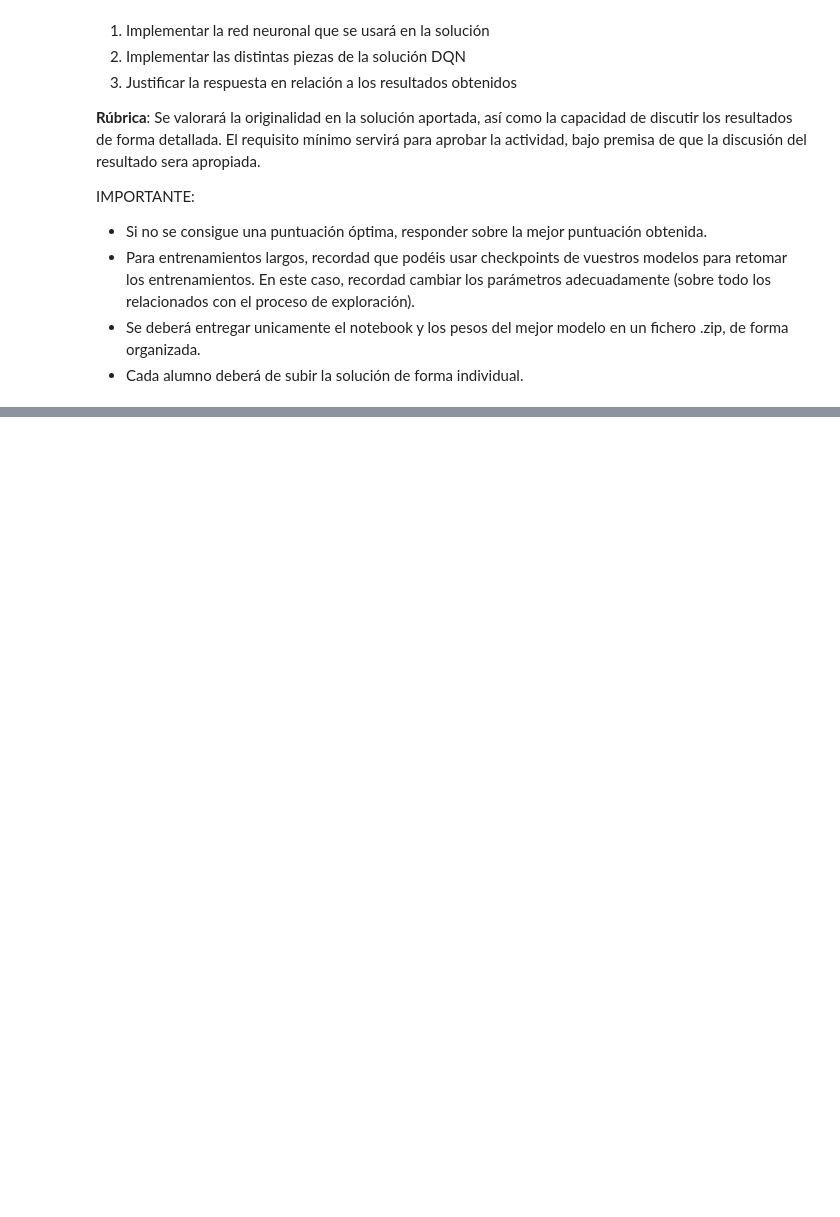
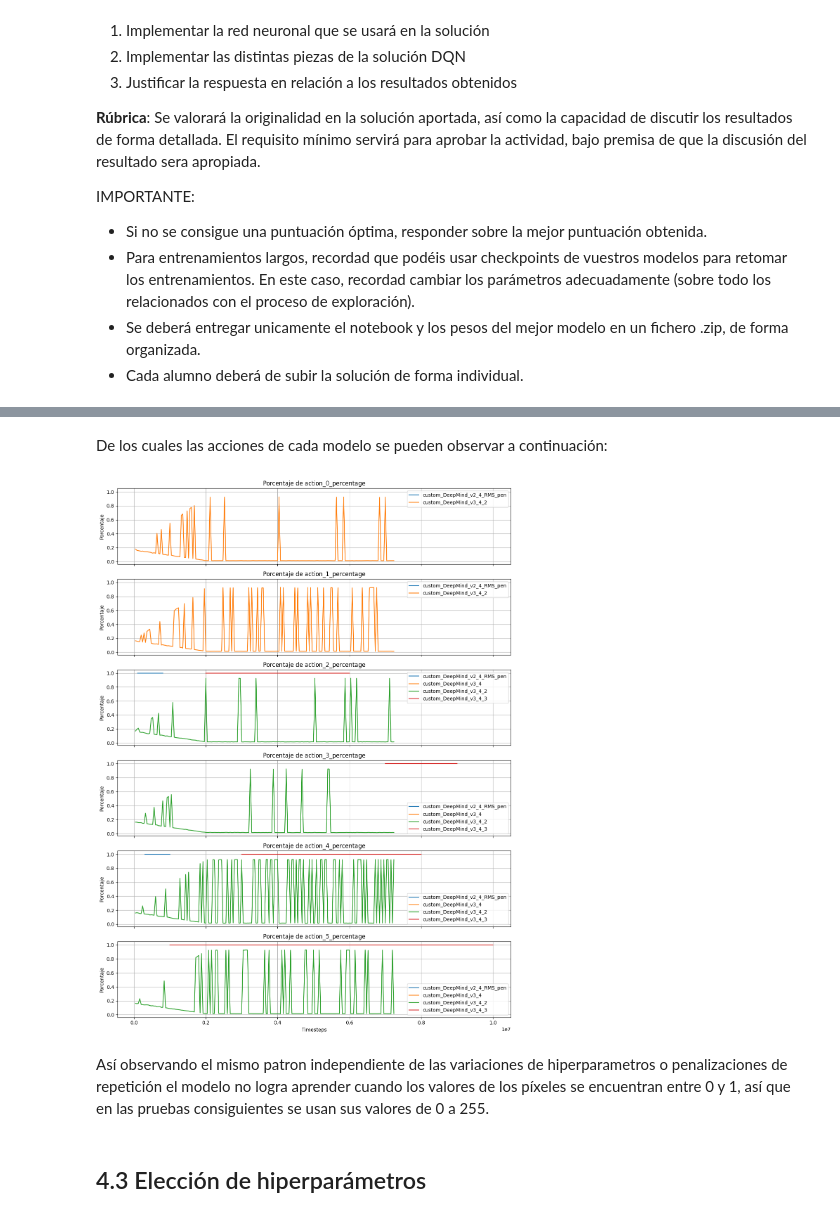
Before and after one commit to Astolfo2332/space_inv_agent, a Jupyter notebook: proyecto_practico.ipynb, the cells around one changed output, grey strips where cells are left out. Cells and saved outputs as stored; diff of their text form; code cells hidden in the pictures; blank space fills up the shorter version.

```diff
--- a/proyecto_practico.ipynb
+++ b/proyecto_practico.ipynb
@@ -59,0 +1186,13 @@ from sb3_contrib import QRDQN
+# %%
+def get_hiperparameters(run_id):
+    run = client.get_run(run_id)
+    params = run.data.params
+    return {k: v for k, v in params.items()}
+# %%
+hiper_params = {name: get_hiperparameters(run_id) for name, run_id in failed_run.items()}
+
+for name, params in hiper_params.items():
+    print(f"{name}:")
+    for key, value in params.items():
+        print(f"  {key}: {value}")
+    print()
@@ -59,0 +1217,34 @@ from sb3_contrib import QRDQN
+# %% [markdown]
+De los cuales las acciones de cada modelo se pueden observar a continuación:
+# %%
+actions = [f"action_{i}_percentage" for i in range(6)]
+def get_actions(run_id):
+    actions_list = [get_metric_history(run_id, action) for action in actions]
+    return actions_list
+# %%
+actions_runs = {name: get_actions(run_id) for name, run_id in failed_run.items()}
+
+actions_data = actions_runs["custom_DeepMind_v2_4_RMS_pen"]
+
+model_names = list(actions_runs.keys())
+num_actions = len(actions)
+fig, axes = plt.subplots(num_actions, 1, figsize=(12, 16), sharex=True)
+for i, ax in enumerate(axes):
+    for model_name in model_names:
+        action_df = actions_runs[model_name][i]
+        if action_df.empty:
+            continue
+        ax.plot(action_df["step"], action_df[actions[i]], label=model_name)
+    ax.set_title(f"Porcentaje de {actions[i]}")
+    ax.set_ylabel("Porcentaje")
+    ax.legend()
+    ax.grid()
+axes[-1].set_xlabel("Timesteps")
+plt.tight_layout()
+plt.show()
+# %% [output]
+[figure, added]
+# %% [markdown]
+Así observando el mismo patron independiente de las variaciones de hiperparametros o penalizaciones de repetición el modelo no logra aprender cuando los valores de los píxeles se encuentran entre 0 y 1, así que en las pruebas consiguientes se usan sus valores de 0 a 255.
+# %% [markdown]
+## 4.3 Elección de hiperparámetros
```
Also changed, not shown: parts of 99 cells of this notebook, 8 other files.
